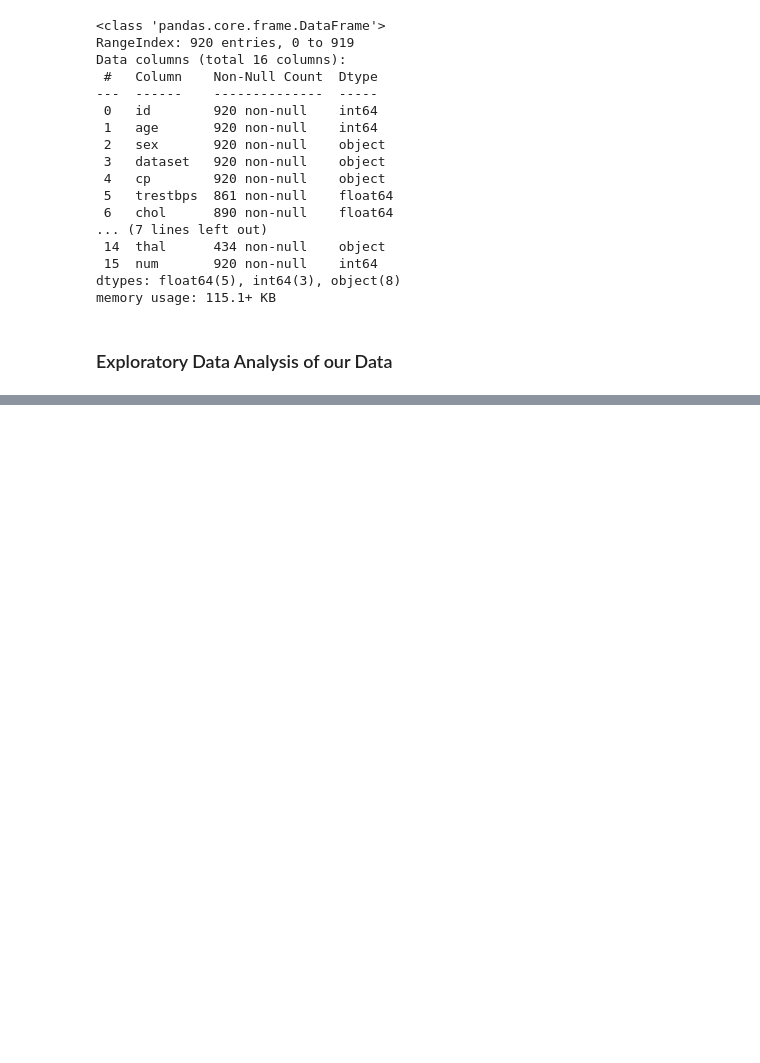
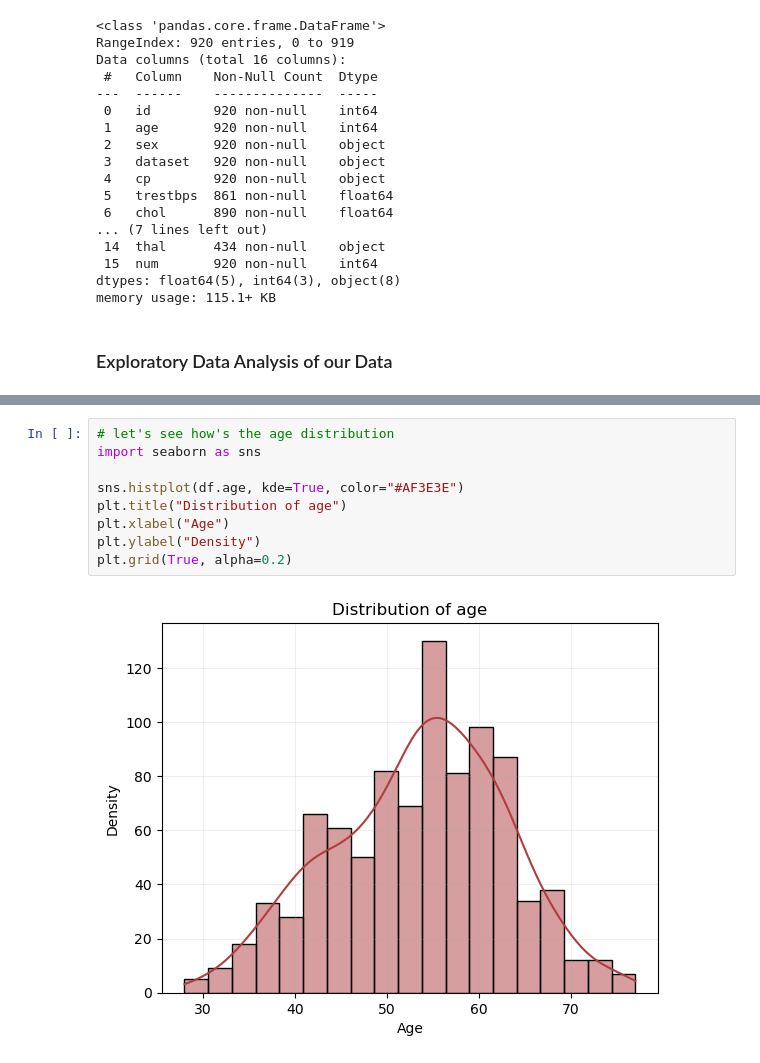
Before and after one commit to imelinc/heart-disease-project, a Jupyter notebook: heart-disease-project.ipynb, the cells around one changed output, grey strips where cells are left out. Drawn from its saved outputs; the diff is of its cells as text; blank space fills up the shorter version.

```diff
--- a/heart-disease-project.ipynb
+++ b/heart-disease-project.ipynb
@@ -131 +130,12 @@ Text(0.5, 1.0, 'Number of patients with each kind of heart disease')
 [figure]
+# %%
+# let's see how's the age distribution
+import seaborn as sns
+
+sns.histplot(df.age, kde=True, color="#AF3E3E")
+plt.title("Distribution of age")
+plt.xlabel("Age")
+plt.ylabel("Density")
+plt.grid(True, alpha=0.2)
+# %% [output]
+[figure, added]
```
Also changed, not shown: parts of 1 cell of this notebook.
